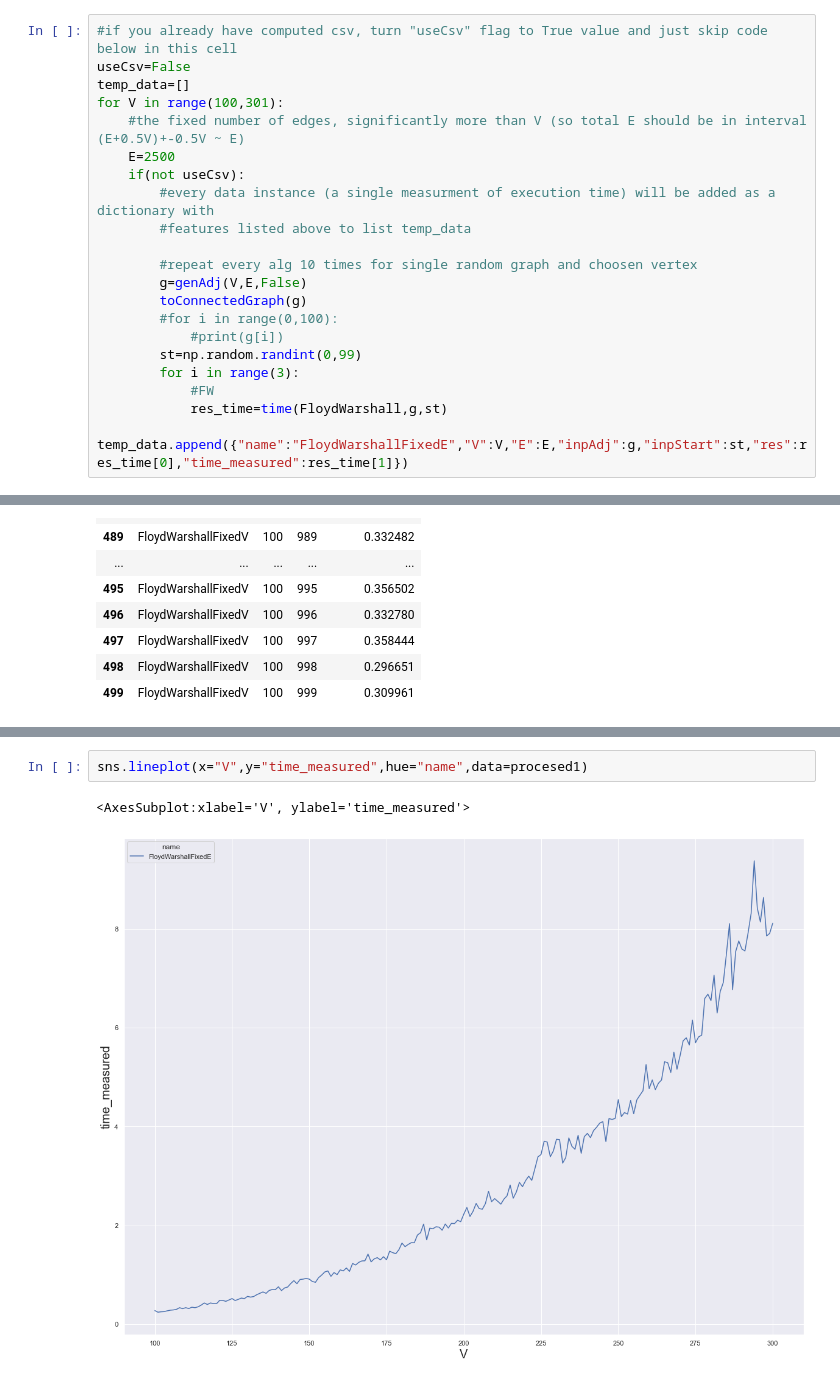
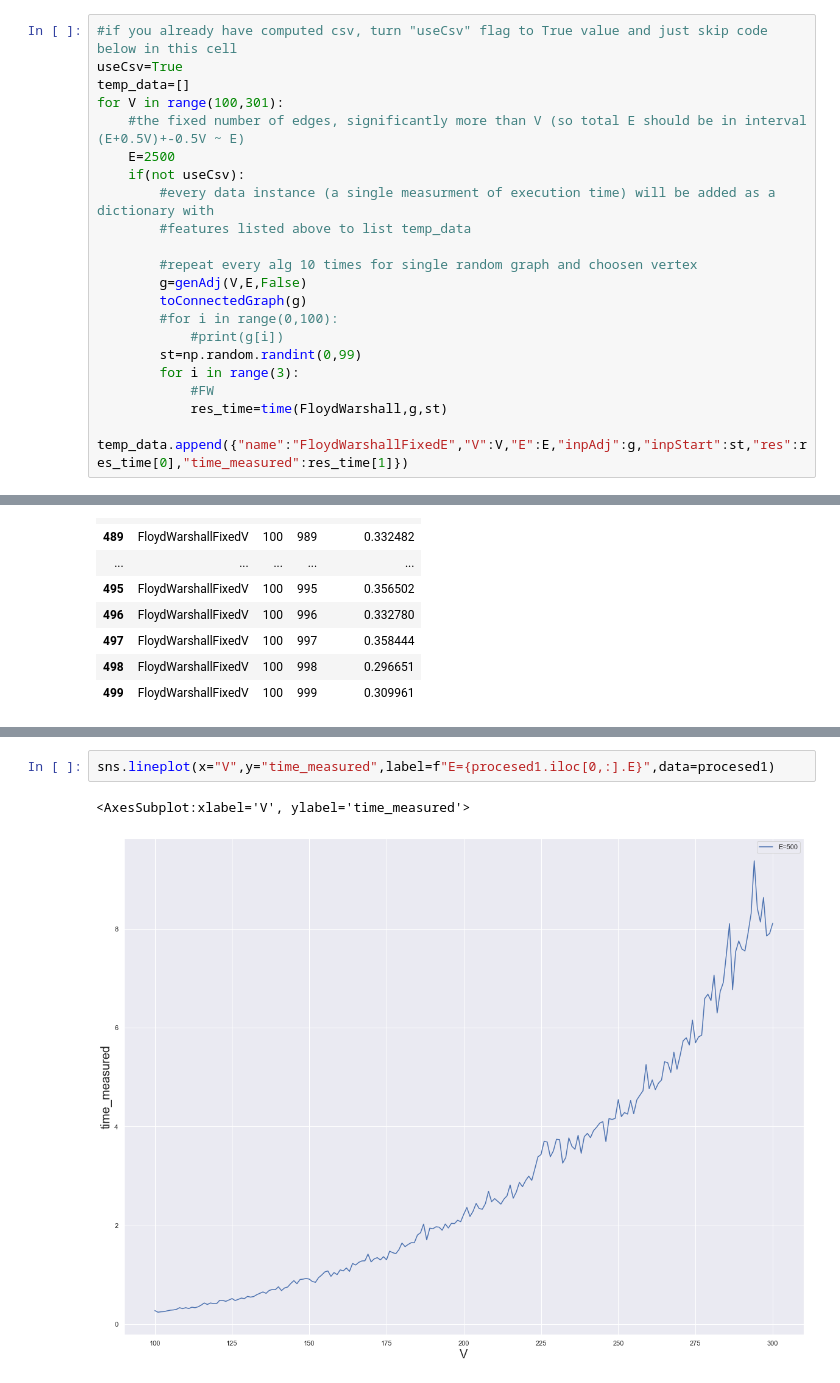
Before and after one commit to Saier00/AlgCourse, a Jupyter notebook: Task8/Task8.ipynb, the cells around one changed output, grey strips where cells are left out. Cells and saved outputs as stored; diff of their text form.

```diff
--- a/Task8/Task8.ipynb
+++ b/Task8/Task8.ipynb
@@ -176,7 +176,7 @@ Final dataframe will include the next features:
 * time_measured - execution time of operation in seconds
 # %%
 #if you already have computed csv, turn "useCsv" flag to True value and just skip code below in this cell
-useCsv=False
+useCsv=True
 temp_data=[]
 for V in range(100,301):
     #the fixed number of edges, significantly more than V (so total E should be in interval (E+0.5V)+-0.5V ~ E)
@@ -653,5 +618,5 @@ procesed4.tail(20)
 # %%
-sns.lineplot(x="V",y="time_measured",hue="name",data=procesed1)
+sns.lineplot(x="V",y="time_measured",label=f"E={procesed1.iloc[0,:].E}",data=procesed1)
 # %% [output]
 <AxesSubplot:xlabel='V', ylabel='time_measured'>
-[figure, old version]
+[figure, new version]
```
Also changed, not shown: parts of 15 cells of this notebook, 4 other files.
